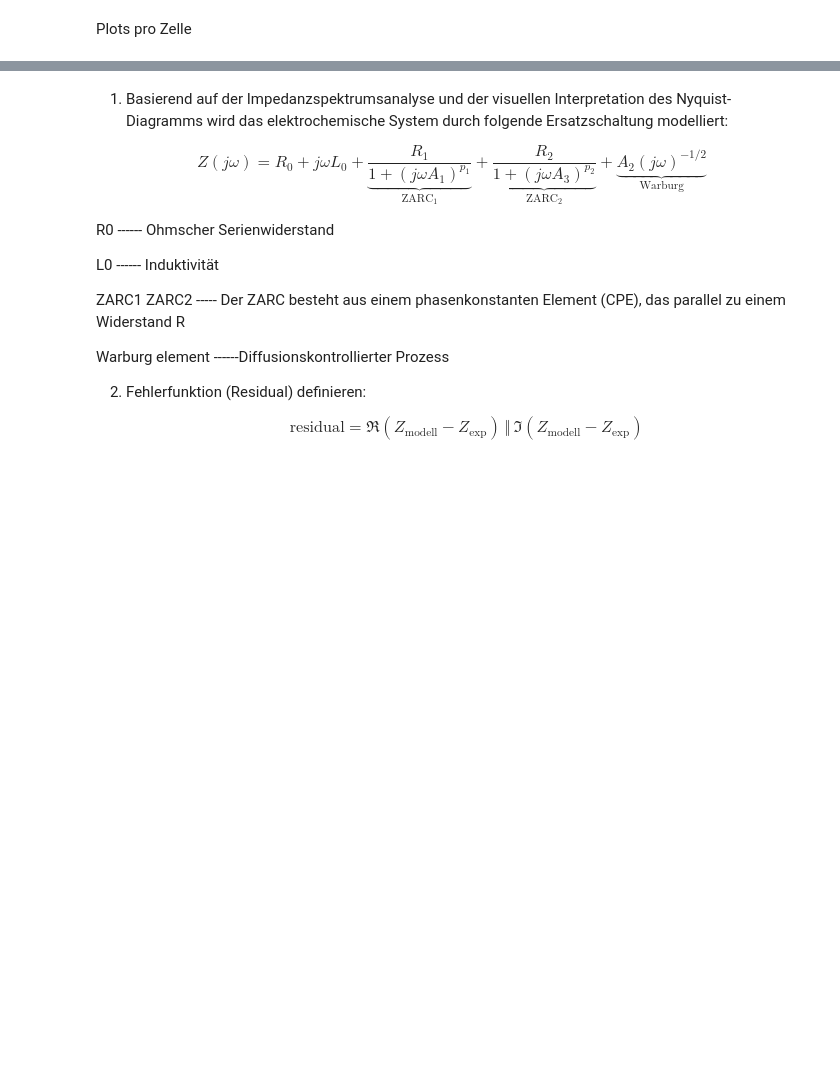
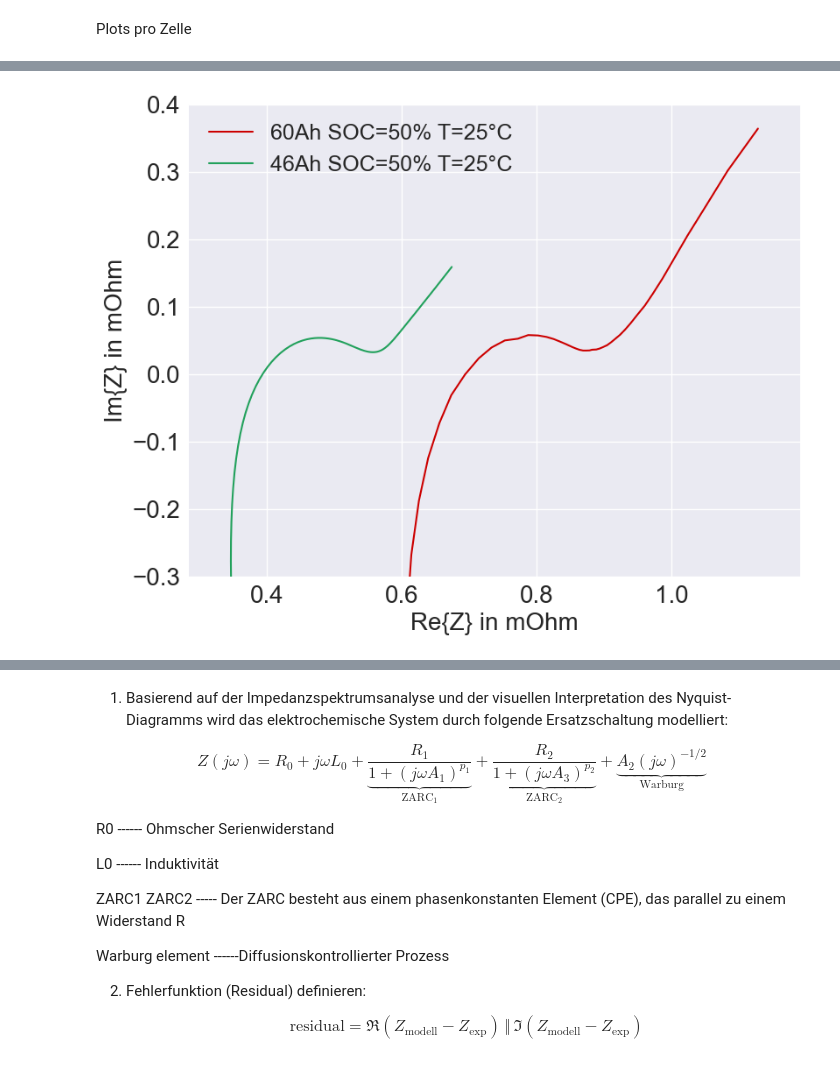
Before and after one commit to dieterduese/Projekt_Entropie, a Jupyter notebook: EIS_fitting.ipynb, the cells around one changed output, grey strips where cells are left out. Drawn from its saved outputs; the diff is of its cells as text; code cells hidden in the pictures; blank space fills up the shorter version.

```diff
--- a/EIS_fitting.ipynb
+++ b/EIS_fitting.ipynb
@@ -103,11 +154,21 @@ def getFre(data):
 # %% [markdown]
 Daten einlesen
 # %%
-cellname = "46Ah_cell1"
-dataCell1, foldersCell1, filesCell1 = read_datafiles(cellname)
+cellname = "60Ah_cell3_neu"
+dataCell1, foldersCell1, filesCell1 = read_datafiles_neu(cellname)
+temporär=dataCell1["25grad"]
 data={}
-for i in ["46Ah_cell1", "46Ah_cell2","60Ah_cell1", "60Ah_cell3"]:
-    data[i], folders, files = read_datafiles(i)
+#"46Ah_cell1", "46Ah_cell2","60Ah_cell1", "60Ah_cell3",
+for i in ["46Ah_cell1", "46Ah_cell2","60Ah_cell1", "60Ah_cell3","60Ah_cell3_neu"]:
+    if "neu" not in i:
+        data[i], folders, files = read_datafiles(i)
+    else:
+        data[i], folders, files = read_datafiles_neu(i)
+        for t in data[i].keys():
+            sorted_keys=sorted(data[i][t].keys(), key=lambda x: int(x.replace("mV", "")))
+            data[i][t] = {k: data[i][t][k] for k in sorted_keys}
+
+
     print(f"Data for {i}:")
     # print(data[i])
     print(data[i].keys())
@@ -158,0 +215,67 @@ for cell in data.keys():
+# %%
+plt.figure()
+cell="60Ah_cell3_neu"
+t="25grad"
+i=list(data[cell][t].keys())[2]
+plt.plot(data[cell][t][i][:,2]*1000, np.negative(data[cell][t][i][:,3])*1000, label=cell.split("_")[0]+" SOC=50% T=25°C" )
+print(i)
+cell="46Ah_cell1"
+t="25grad"
+i=list(data[cell][t].keys())[1]
+plt.plot(data[cell][t][i][:,2]*1000, np.negative(data[cell][t][i][:,3])*1000, label=cell.split("_")[0]+" SOC=50% T=25°C" )
+print(i)
+plt.legend()
+plt.xlabel("Re{Z} in mOhm")
+plt.ylabel("Im{Z} in mOhm")
+plt.axis('equal')
+plt.ylim(-0.3,0.4)
+plt.show()
+
+"""über Temperatur 25°C"""
+plt.figure()
+colors=['#cc0000', '#22a15c']
+c=0
+for cell in ["60Ah_cell3_neu","46Ah_cell1"]:
+    t="25grad"
+    zähler=0
+    anzahl=len(list(data[cell][t].keys()))
+    for i in data[cell][t].keys():
+        a=1-zähler/anzahl
+        if zähler==0:
+            label=cell.split("_")[0]
+        else: label=None
+        plt.plot(data[cell][t][i][:,2]*1000, np.negative(data[cell][t][i][:,3])*1000, label=label,alpha=a,color=colors[c])
+        zähler += 1
+    c+=1
+plt.xlabel("Re{Z} in mOhm")
+plt.ylabel("Im{Z} in mOhm")
+plt.axis('equal')
+plt.ylim(-0.3,0.4)
+plt.legend()
+plt.show()
+
+"""SOC=50%"""
+plt.figure()
+colors=['#cc0000', '#22a15c']
+c=0
+for cell in ["60Ah_cell3_neu","46Ah_cell1"]:
+    zähler=0
+    anzahl=len(list(data[cell].keys()))
+    for t in data[cell].keys():
+        anzahl=3
+        i=list(data[cell][t].keys())[-3]
+        a=1-zähler/anzahl
+        if zähler==0:
+            label=cell.split("_")[0]
+        else: label=None
+        if "25" in t or "30" in t or "35" in t:
+            plt.plot(data[cell][t][i][:,2]*1000, np.negative(data[cell][t][i][:,3])*1000, label=label,alpha=a,color=colors[c])
+            zähler += 1
+    c+=1
+plt.xlabel("Re{Z} in mOhm")
+plt.ylabel("Im{Z} in mOhm")
+plt.axis('equal')
+plt.ylim(-0.3,0.4)
+plt.legend()
+plt.show()
+# %% [output]
@@ -158,0 +284 @@ for cell in data.keys():
+[figure, added]
```
Also changed, not shown: parts of 12 cells of this notebook, 3 other files.
